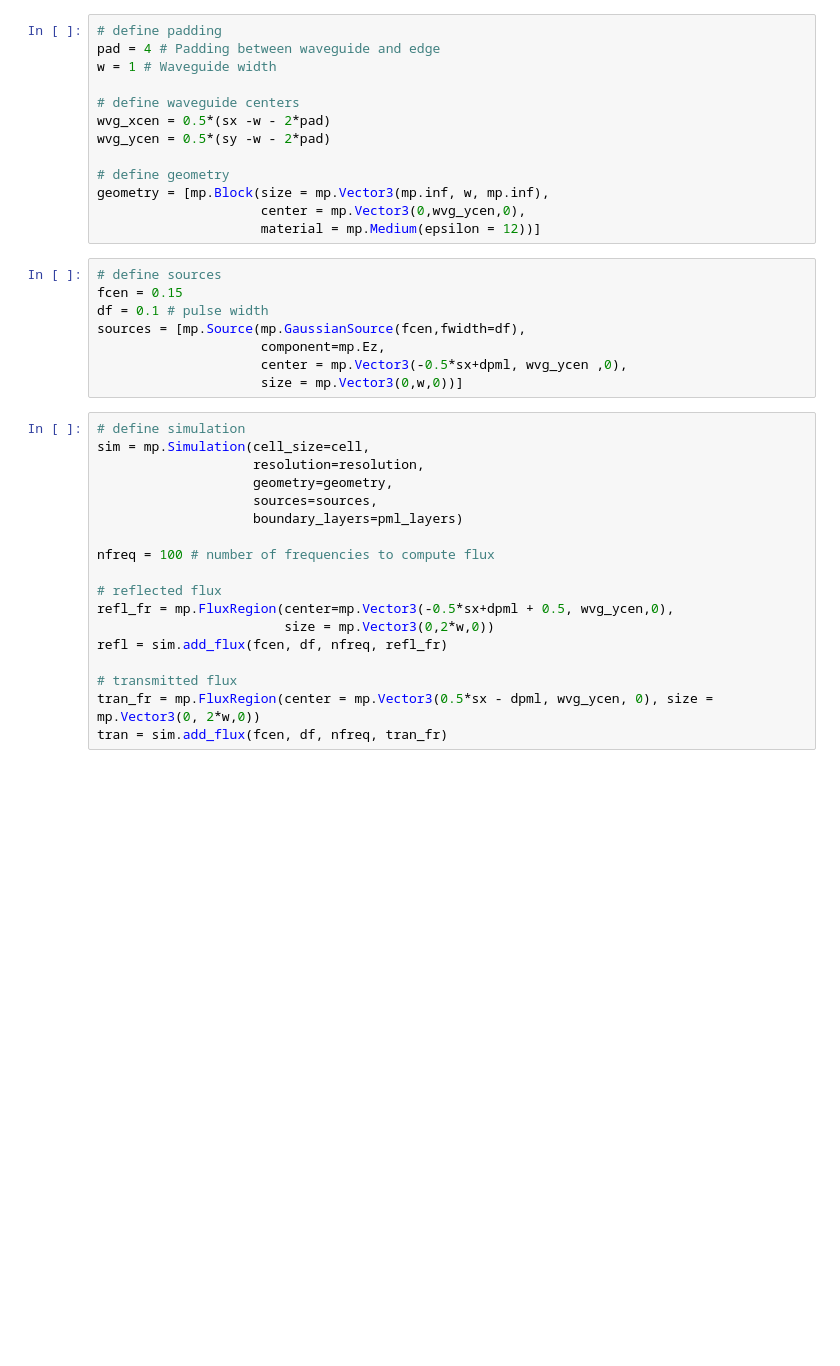
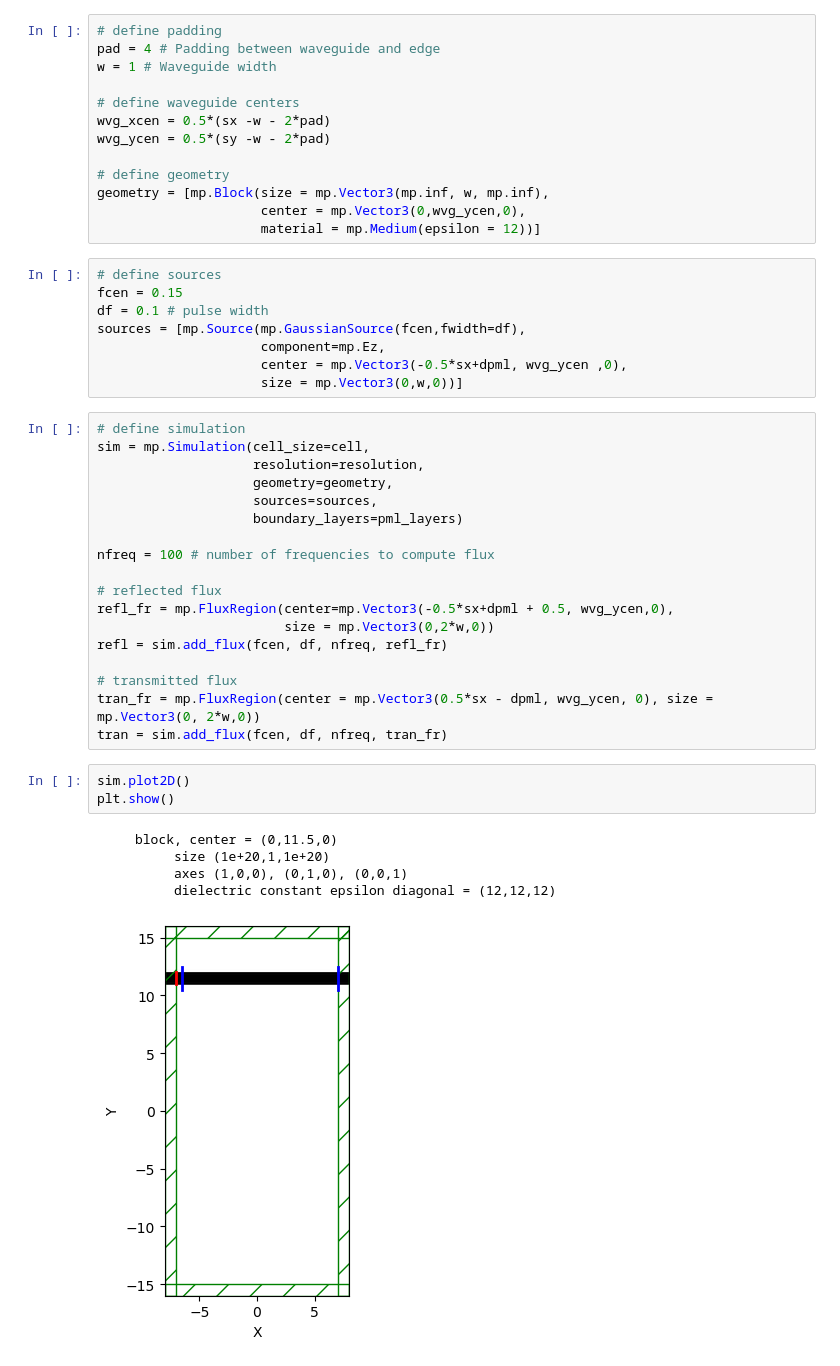
Before and after one commit to cahyadifelix/meep_stuff, a Jupyter notebook: Learning/bend_flux.ipynb, the cells around one changed output. Cells and saved outputs as stored; diff of their text form; blank space fills up the shorter version.

```diff
--- a/Learning/bend_flux.ipynb
+++ b/Learning/bend_flux.ipynb
@@ -53,3 +53,12 @@ refl = sim.add_flux(fcen, df, nfreq, refl_fr)
 # transmitted flux
 tran_fr = mp.FluxRegion(center = mp.Vector3(0.5*sx - dpml, wvg_ycen, 0), size = mp.Vector3(0, 2*w,0))
 tran = sim.add_flux(fcen, df, nfreq, tran_fr)
+# %%
+sim.plot2D()
+plt.show()
+# %% [output]
+     block, center = (0,11.5,0)
+          size (1e+20,1,1e+20)
+          axes (1,0,0), (0,1,0), (0,0,1)
+          dielectric constant epsilon diagonal = (12,12,12)
+[figure, added]
```
Also changed, not shown: parts of 6 cells of this notebook.
